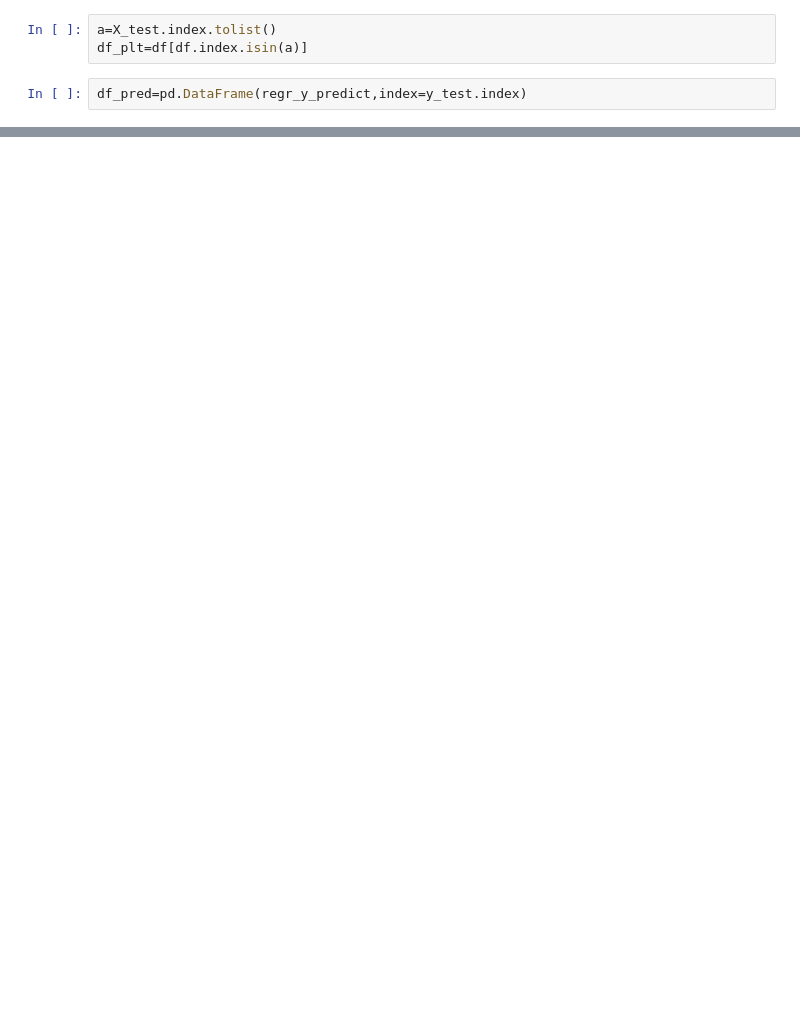
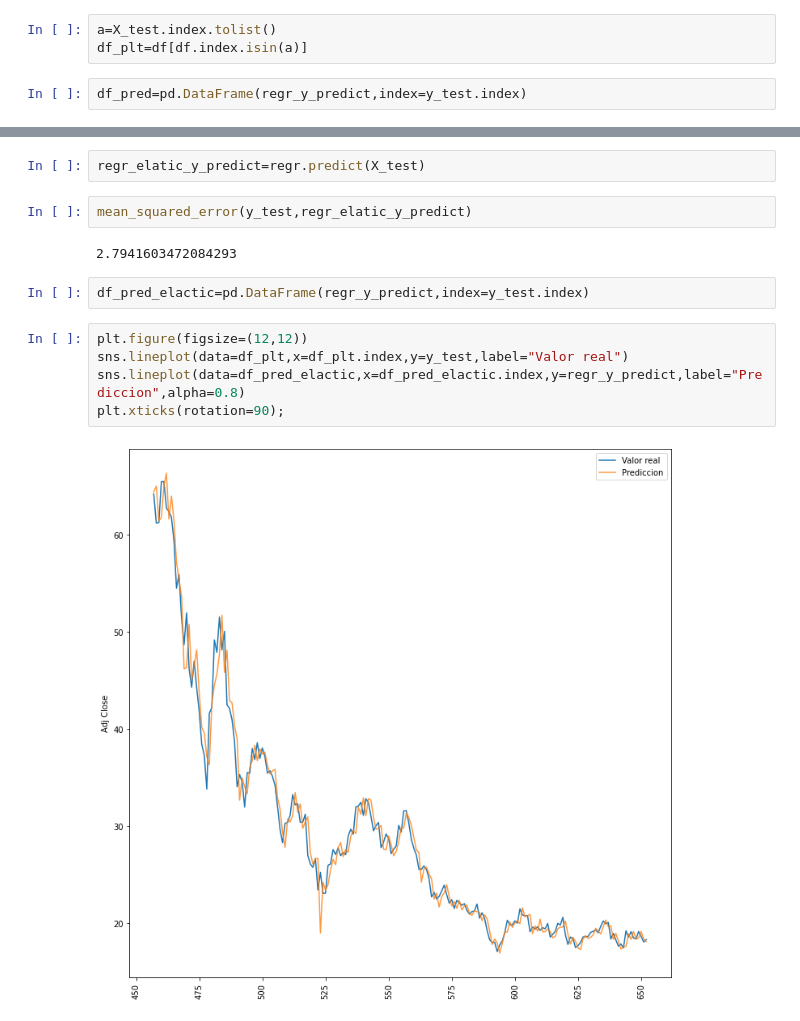
Before and after one commit to Fatbound/Portfolio, a Jupyter notebook: JMIA/notebooks/3. Modelo.ipynb, the cells around one changed output, grey strips where cells are left out. Saved outputs shown, nothing was run; the diff lists cells and outputs as text; blank space fills up the shorter version.

```diff
--- a/JMIA/notebooks/3. Modelo.ipynb
+++ b/JMIA/notebooks/3. Modelo.ipynb
@@ -62,0 +77,15 @@ plt.xticks(rotation=90);
+# %%
+regr_elatic_y_predict=regr.predict(X_test)
+# %%
+mean_squared_error(y_test,regr_elatic_y_predict)
+# %% [output]
+2.7941603472084293
+# %%
+df_pred_elactic=pd.DataFrame(regr_y_predict,index=y_test.index)
+# %%
+plt.figure(figsize=(12,12))
+sns.lineplot(data=df_plt,x=df_plt.index,y=y_test,label="Valor real")
+sns.lineplot(data=df_pred_elactic,x=df_pred_elactic.index,y=regr_y_predict,label="Prediccion",alpha=0.8)
+plt.xticks(rotation=90);
+# %% [output]
+[figure, added]
```
Also changed, not shown: parts of 7 cells of this notebook.
